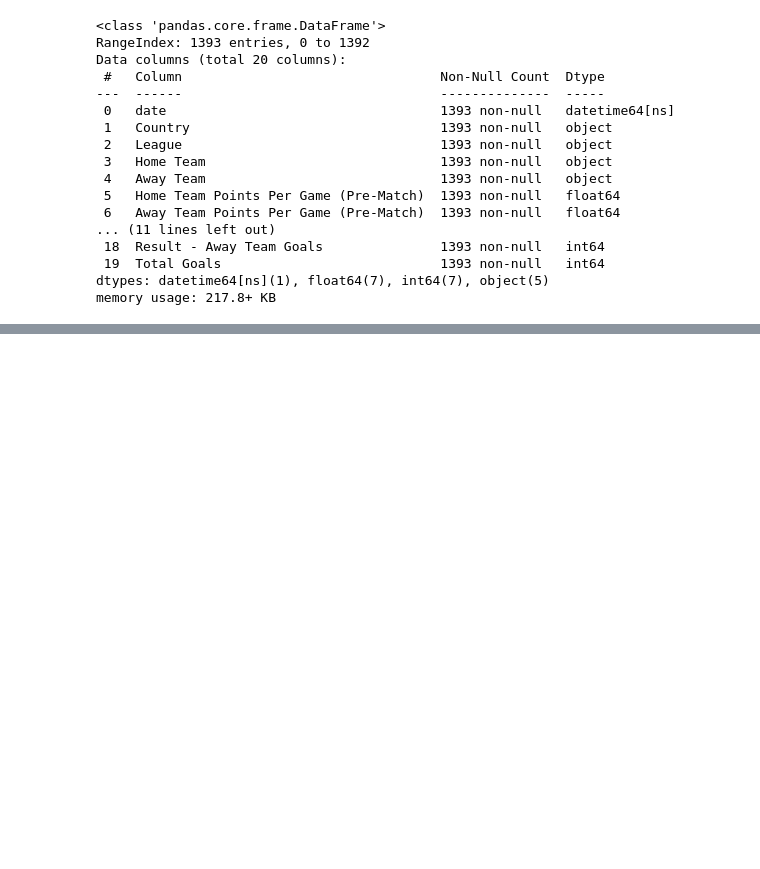
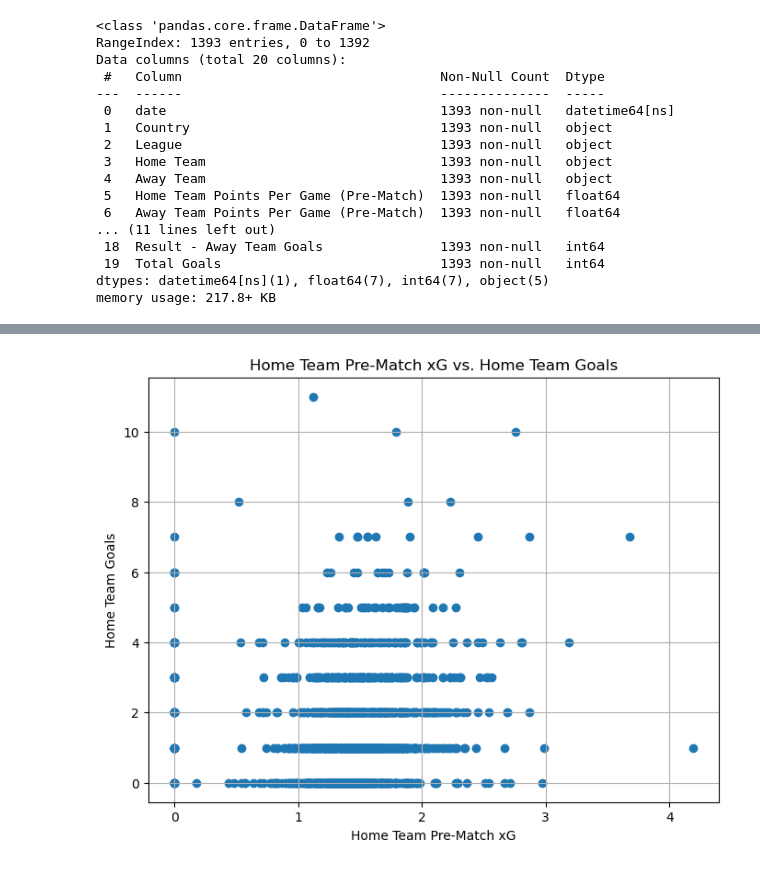
Before and after one commit to MarwaBrian/cel_proj, a Jupyter notebook: winnings.ipynb, the cells around one changed output, grey strips where cells are left out. Saved outputs shown, nothing was run; the diff lists cells and outputs as text; code cells hidden in the pictures; blank space fills up the shorter version.

```diff
--- a/winnings.ipynb
+++ b/winnings.ipynb
@@ -257,0 +310,10 @@ plt.show()
+# %%
+plt.figure(figsize=(8, 6))
+plt.scatter(df['Home Team Pre-Match xG'], df['Result - Home Team Goals'])
+plt.title('Home Team Pre-Match xG vs. Home Team Goals')
+plt.xlabel('Home Team Pre-Match xG')
+plt.ylabel('Home Team Goals')
+plt.grid(True)
+plt.show()
+# %% [output]
+[figure, added]
```
Also changed, not shown: parts of 8 cells of this notebook.
